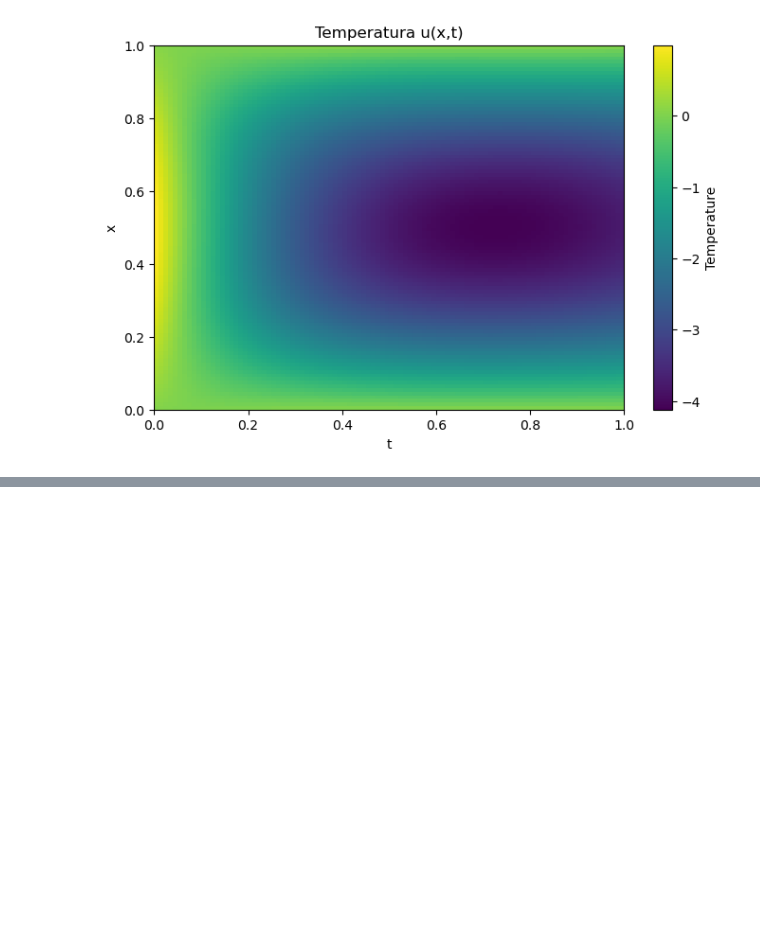
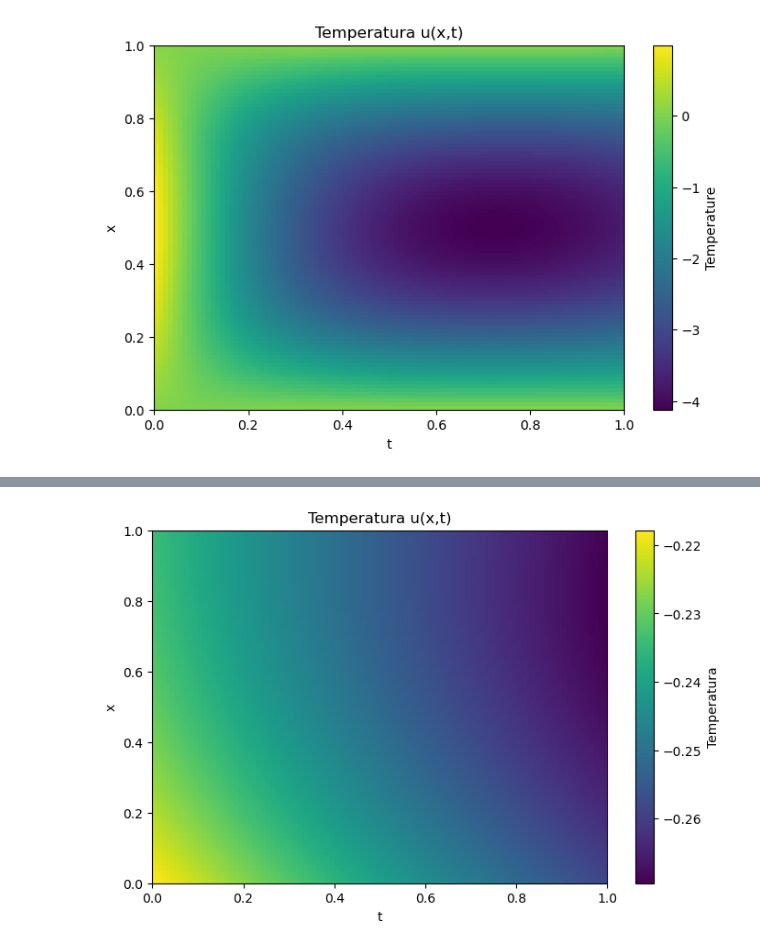
Before and after one commit to SantiagoVA/PINNControl, a Jupyter notebook: PINNImplementation.ipynb, the cells around one changed output, grey strips where cells are left out. Drawn from its saved outputs; the diff is of its cells as text; code cells hidden in the pictures; blank space fills up the shorter version.

```diff
--- a/PINNImplementation.ipynb
+++ b/PINNImplementation.ipynb
@@ -300,0 +454,51 @@ plt.show()
+# %%
+# =====================================================
+# GRID
+# =====================================================
+
+Nx = 100
+Nt = 100
+
+x = torch.linspace(0,1,Nx)
+t = torch.linspace(0,1,Nt)
+
+X, T = torch.meshgrid(x,t, indexing='ij')
+
+# Flatten para alimentar la red
+X_flat = X.reshape(-1,1)
+T_flat = T.reshape(-1,1)
+
+# =====================================================
+# PREDICCIÓN DE u(x,t)
+# =====================================================
+
+with torch.no_grad():
+
+    U_pred = u_pde(X_flat, T_flat)
+
+# Volver a forma matricial
+U_pred = U_pred.reshape(Nx,Nt)
+
+# =====================================================
+# PLOT
+# =====================================================
+
+plt.figure(figsize=(8,5))
+
+plt.imshow(
+    U_pred.numpy(),
+    extent=[0,1,0,1],
+    origin='lower',
+    aspect='auto'
+)
+
+plt.colorbar(label='Temperatura')
+
+plt.xlabel("t")
+plt.ylabel("x")
+
+plt.title("Temperatura u(x,t)")
+
+plt.show()
+# %% [output]
+[figure, added]
```
Also changed, not shown: parts of 4 cells of this notebook.
